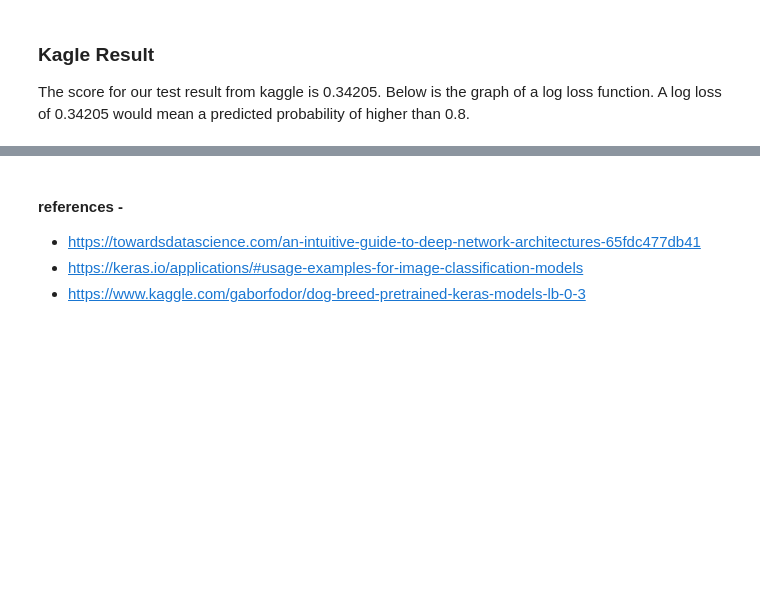
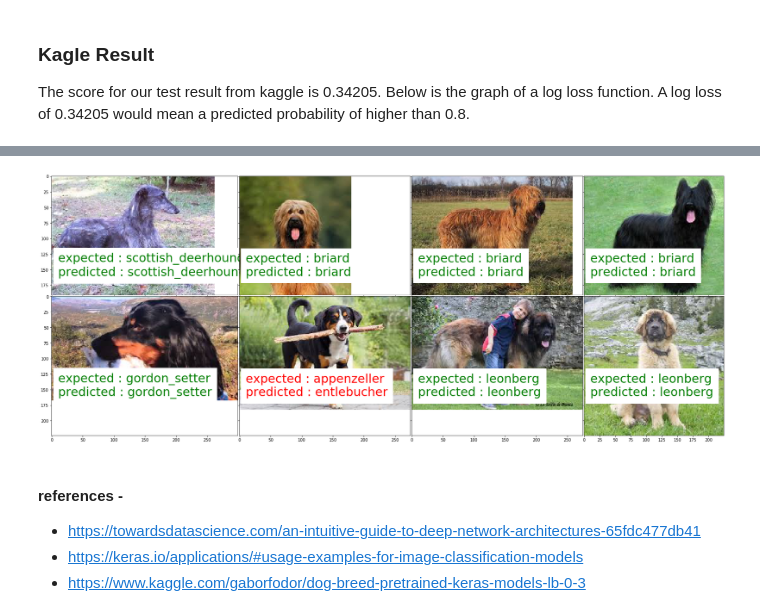
Before and after one commit to machine-learning-saurabh/dog-breed-classifier, a Jupyter notebook: dog_breed_identification.ipynb, the cells around one changed output, grey strips where cells are left out. Drawn from its saved outputs; the diff is of its cells as text; code cells hidden in the pictures; blank space fills up the shorter version.

```diff
--- a/dog_breed_identification.ipynb
+++ b/dog_breed_identification.ipynb
@@ -260,0 +307,11 @@ The score for our test result from kaggle is 0.34205. Below is the graph of a lo
+# %%
+labels_outside = pd.read_csv('./free-form/labels.csv', delimiter=",")
+print(labels_outside)
+y_outside = get_file_ids("./free-form/images/")
+predict_outside_Xception = predictions_xception(y_outside, model, BATCH_SIZE, "./free-form/images/")
+outside_probs = logreg.predict_proba(predict_outside_Xception)
+outside_preds = logreg.predict(predict_outside_Xception)
+
+df_outside = pd.DataFrame(outside_probs, columns=label_classes, index=y_outside)
+
+# label, top 3 pred + prob
@@ -260,0 +329,4 @@ The score for our test result from kaggle is 0.34205. Below is the graph of a lo
+# %%
+for i, x in enumerate(outside_preds):
+    print (outside_preds[i])
+    print(df_outside[x][i])
@@ -261,3 +350,35 @@ The score for our test result from kaggle is 0.34205. Below is the graph of a lo
+# %%
+# print(labels_outside.id[0])
+# print(label_classes)
+# print(df_outside.head(1))
+# top_5 = df_outside
+# for index, row in df_outside.iterrows():
+#      top_5[index] = row.sort_values(axis=0,ascending=False))
+# print(top_5)
+
+rows = 2
+cols = 4
+idx_arr = np.ceil(np.random.random((rows * cols)) * total_records)
+fig = plt.figure(1, figsize=(30, 30))
+grid = ImageGrid(fig, 111, nrows_ncols=(rows, cols), axes_pad=0.05)
+
+for i, idx in enumerate(idx_arr):
+    col = i % cols
+    row = i // rows
+    title = "expected : " + labels_outside.breed[i] + "\n" + "predicted : " + outside_preds[i]
+    image_file ="./free-form/images/" + str(labels_outside.id[i]) + ".jpg"
+#     image = plt.imread(TRAIN_IMAGE_DIR + labels_data.id[i] + ".jpg")
+#     print(image_file)
+    img = Image.open(image_file)
+    img.thumbnail((400, 400), Image.ANTIALIAS)
+    grid[i].imshow(img)
+    textcolor = "green" if(labels_outside.breed[i]==outside_preds[i]) else "red"
+    grid[i].text(10, 160, title, color=textcolor, backgroundcolor='w', alpha=1, fontsize=30 )
+#     grid[i].text(10, 100, "description", color='b', backgroundcolor='w', alpha=0.8 )
+plt.savefig("./free-form/predictions.jpg", bbox_inches="tight")
+plt.show()
+# %% [output]
+[figure, added]
 # %% [markdown]
 #### references -
 
```
Also changed, not shown: parts of 14 cells of this notebook, 11 other files.
